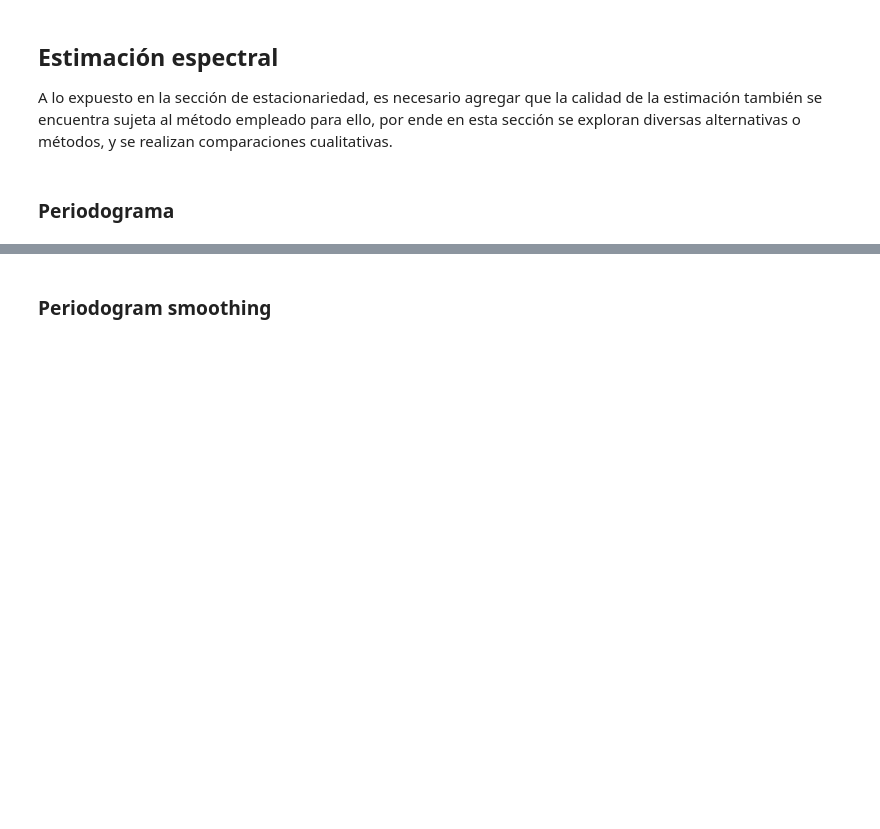
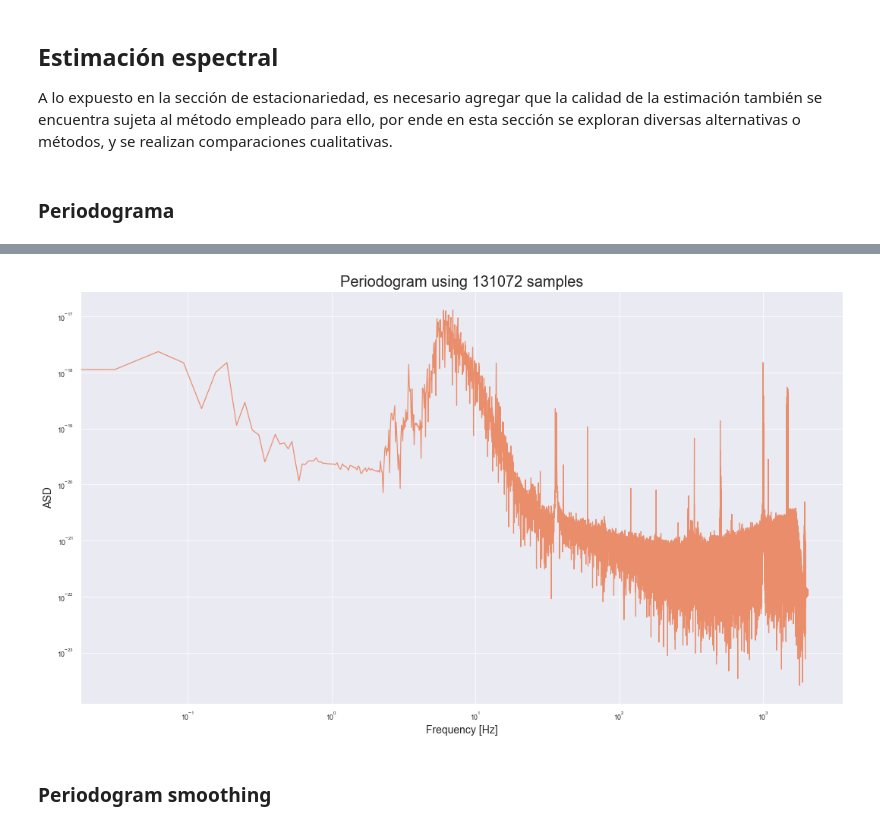
Before and after one commit to asp-image-dsp/asp-tp1, a Jupyter notebook: notebooks/report.ipynb, the cells around one changed output, grey strips where cells are left out. Saved outputs shown, nothing was run; the diff lists cells and outputs as text; code cells hidden in the pictures; blank space fills up the shorter version.

```diff
--- a/notebooks/report.ipynb
+++ b/notebooks/report.ipynb
@@ -166,3 +240,9 @@ A lo expuesto en la sección de estacionariedad, es necesario agregar que la cal
+# %%
+# Compute the periodogram and plot it
+h1_32_psd = periodogram(h1_32_samples, window='boxcar', one_sided=False)
+plot_asd(h1_32_psd, 1 / h1_32_ts, f'Periodogram using {len(h1_32_samples)} samples')
+# %% [output]
+[figure, added]
 # %% [markdown]
 ### Periodogram smoothing
 # %% [markdown]
```
Also changed, not shown: parts of 8 cells of this notebook, 2 other files.
